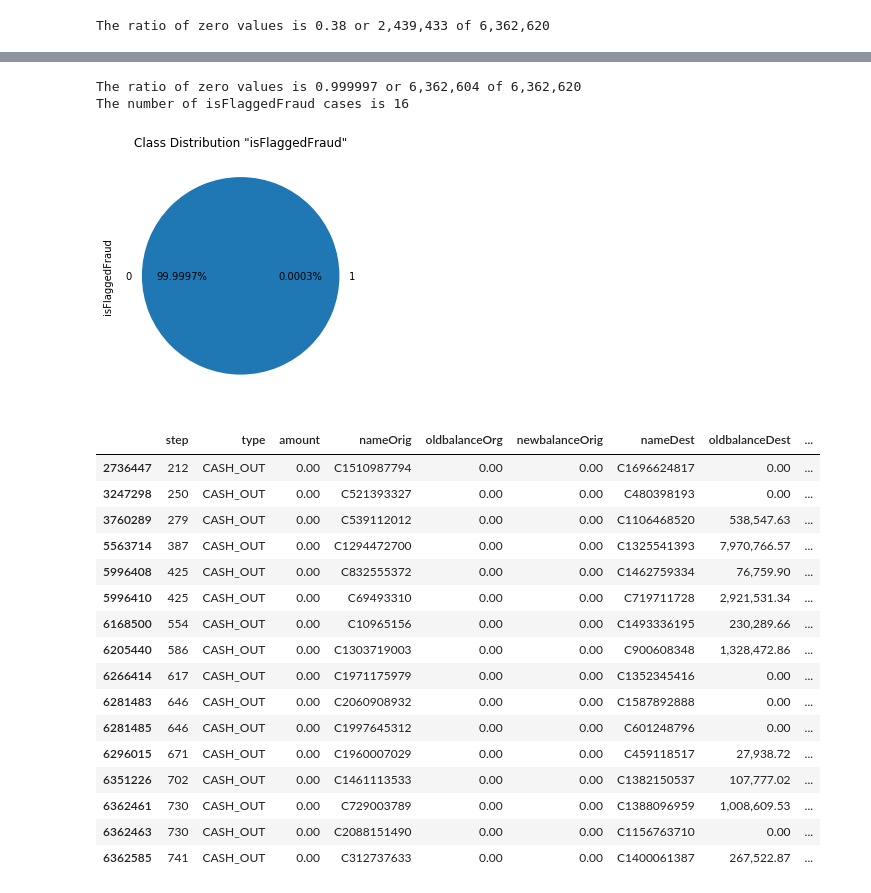
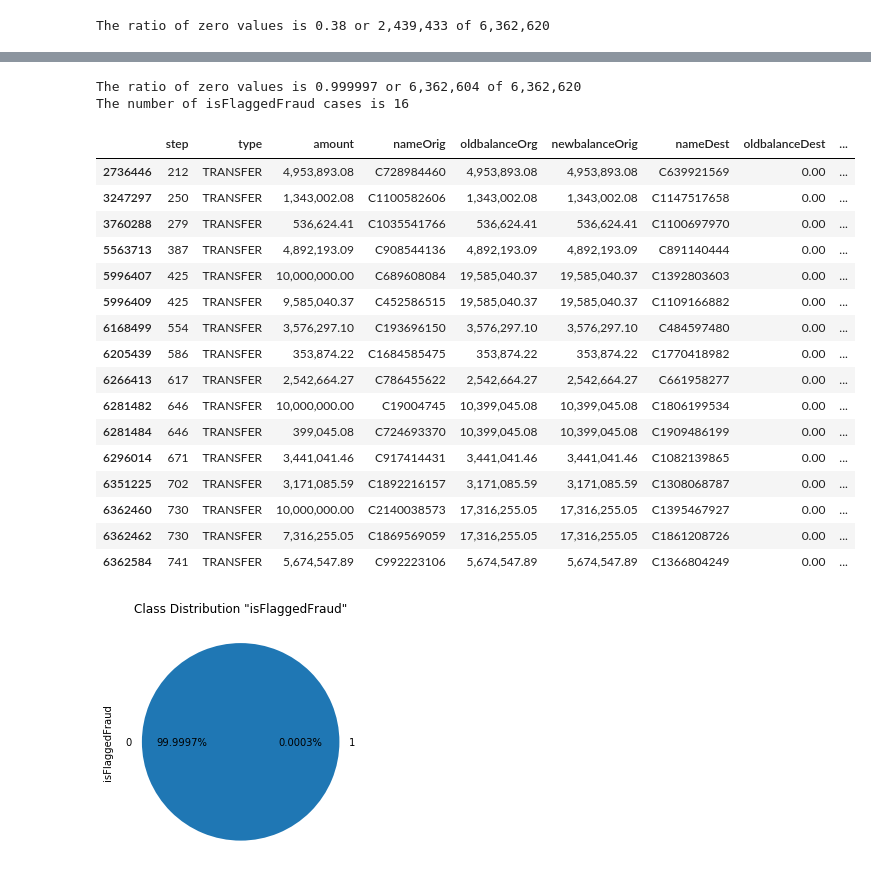
Before and after one commit to cruzer42/Capstone-Project-1-for-Springboard, a Jupyter notebook: Capstone Project1 Data Wrangling.ipynb, the cells around one changed output, grey strips where cells are left out. Drawn from its saved outputs; the diff is of its cells as text; code cells hidden in the pictures.

```diff
--- a/Capstone Project1 Data Wrangling.ipynb
+++ b/Capstone Project1 Data Wrangling.ipynb
@@ -188,35 +230,33 @@ The number of isFraud cases is 8,213
 # %%
 # Check the count of value zero "0" for "isFlaggedFraud" column
 # The zero is a boolean indicator, and represents a small percentage of the population
 zero_isFlaggedFraud = df[df.isFlaggedFraud == 0]
+one_isFlaggedFraud = df[df.isFlaggedFraud == 1]
 print('The ratio of zero values is ' + str(round(len(zero_isFlaggedFraud)/len(df['isFlaggedFraud']),6)) + ' or '
       + '{0:,.0f}'.format(len(zero_isFlaggedFraud)) + ' of ' +'{0:,.0f}'.format(len(df['isFlaggedFraud'])))
 print('The number of isFlaggedFraud cases is ' + '{0:,.0f}'.format(len(df['isFlaggedFraud'])-len(zero_isFlaggedFraud)))
 df.isFlaggedFraud.value_counts().plot.pie(autopct='%.4f%%')
 plt.title('Class Distribution "isFlaggedFraud"')
 plt.tight_layout()
+one_isFlaggedFraud.head(16)
 # %% [output]
 The ratio of zero values is 0.999997 or 6,362,604 of 6,362,620
 The number of isFlaggedFraud cases is 16
+|  | step | type | amount | nameOrig | oldbalanceOrg | newbalanceOrig | nameDest | oldbalanceDest | ... |
+| 2736446 | 212 | TRANSFER | 4,953,893.08 | C728984460 | 4,953,893.08 | 4,953,893.08 | C639921569 | 0.00 | ... |
+| 3247297 | 250 | TRANSFER | 1,343,002.08 | C1100582606 | 1,343,002.08 | 1,343,002.08 | C1147517658 | 0.00 | ... |
+| 3760288 | 279 | TRANSFER | 536,624.41 | C1035541766 | 536,624.41 | 536,624.41 | C1100697970 | 0.00 | ... |
+| 5563713 | 387 | TRANSFER | 4,892,193.09 | C908544136 | 4,892,193.09 | 4,892,193.09 | C891140444 | 0.00 | ... |
+| 5996407 | 425 | TRANSFER | 10,000,000.00 | C689608084 | 19,585,040.37 | 19,585,040.37 | C1392803603 | 0.00 | ... |
+| 5996409 | 425 | TRANSFER | 9,585,040.37 | C452586515 | 19,585,040.37 | 19,585,040.37 | C1109166882 | 0.00 | ... |
+| 6168499 | 554 | TRANSFER | 3,576,297.10 | C193696150 | 3,576,297.10 | 3,576,297.10 | C484597480 | 0.00 | ... |
+| 6205439 | 586 | TRANSFER | 353,874.22 | C1684585475 | 353,874.22 | 353,874.22 | C1770418982 | 0.00 | ... |
+| 6266413 | 617 | TRANSFER | 2,542,664.27 | C786455622 | 2,542,664.27 | 2,542,664.27 | C661958277 | 0.00 | ... |
+| 6281482 | 646 | TRANSFER | 10,000,000.00 | C19004745 | 10,399,045.08 | 10,399,045.08 | C1806199534 | 0.00 | ... |
+| 6281484 | 646 | TRANSFER | 399,045.08 | C724693370 | 10,399,045.08 | 10,399,045.08 | C1909486199 | 0.00 | ... |
+| 6296014 | 671 | TRANSFER | 3,441,041.46 | C917414431 | 3,441,041.46 | 3,441,041.46 | C1082139865 | 0.00 | ... |
+| 6351225 | 702 | TRANSFER | 3,171,085.59 | C1892216157 | 3,171,085.59 | 3,171,085.59 | C1308068787 | 0.00 | ... |
+| 6362460 | 730 | TRANSFER | 10,000,000.00 | C2140038573 | 17,316,255.05 | 17,316,255.05 | C1395467927 | 0.00 | ... |
+| 6362462 | 730 | TRANSFER | 7,316,255.05 | C1869569059 | 17,316,255.05 | 17,316,255.05 | C1861208726 | 0.00 | ... |
+| 6362584 | 741 | TRANSFER | 5,674,547.89 | C992223106 | 5,674,547.89 | 5,674,547.89 | C1366804249 | 0.00 | ... |
 [figure]
-# %%
-# The isFlaggedFraud indicator coincides with the only zero amounts
-zero_amount.head(16)
-# %% [output]
-|  | step | type | amount | nameOrig | oldbalanceOrg | newbalanceOrig | nameDest | oldbalanceDest | ... |
-| 2736447 | 212 | CASH_OUT | 0.00 | C1510987794 | 0.00 | 0.00 | C1696624817 | 0.00 | ... |
-| 3247298 | 250 | CASH_OUT | 0.00 | C521393327 | 0.00 | 0.00 | C480398193 | 0.00 | ... |
-| 3760289 | 279 | CASH_OUT | 0.00 | C539112012 | 0.00 | 0.00 | C1106468520 | 538,547.63 | ... |
-| 5563714 | 387 | CASH_OUT | 0.00 | C1294472700 | 0.00 | 0.00 | C1325541393 | 7,970,766.57 | ... |
-| 5996408 | 425 | CASH_OUT | 0.00 | C832555372 | 0.00 | 0.00 | C1462759334 | 76,759.90 | ... |
-| 5996410 | 425 | CASH_OUT | 0.00 | C69493310 | 0.00 | 0.00 | C719711728 | 2,921,531.34 | ... |
-| 6168500 | 554 | CASH_OUT | 0.00 | C10965156 | 0.00 | 0.00 | C1493336195 | 230,289.66 | ... |
-| 6205440 | 586 | CASH_OUT | 0.00 | C1303719003 | 0.00 | 0.00 | C900608348 | 1,328,472.86 | ... |
-| 6266414 | 617 | CASH_OUT | 0.00 | C1971175979 | 0.00 | 0.00 | C1352345416 | 0.00 | ... |
-| 6281483 | 646 | CASH_OUT | 0.00 | C2060908932 | 0.00 | 0.00 | C1587892888 | 0.00 | ... |
-| 6281485 | 646 | CASH_OUT | 0.00 | C1997645312 | 0.00 | 0.00 | C601248796 | 0.00 | ... |
-| 6296015 | 671 | CASH_OUT | 0.00 | C1960007029 | 0.00 | 0.00 | C459118517 | 27,938.72 | ... |
-| 6351226 | 702 | CASH_OUT | 0.00 | C1461113533 | 0.00 | 0.00 | C1382150537 | 107,777.02 | ... |
-| 6362461 | 730 | CASH_OUT | 0.00 | C729003789 | 0.00 | 0.00 | C1388096959 | 1,008,609.53 | ... |
-| 6362463 | 730 | CASH_OUT | 0.00 | C2088151490 | 0.00 | 0.00 | C1156763710 | 0.00 | ... |
-| 6362585 | 741 | CASH_OUT | 0.00 | C312737633 | 0.00 | 0.00 | C1400061387 | 267,522.87 | ... |
```
Also changed, not shown: parts of 7 cells of this notebook.
